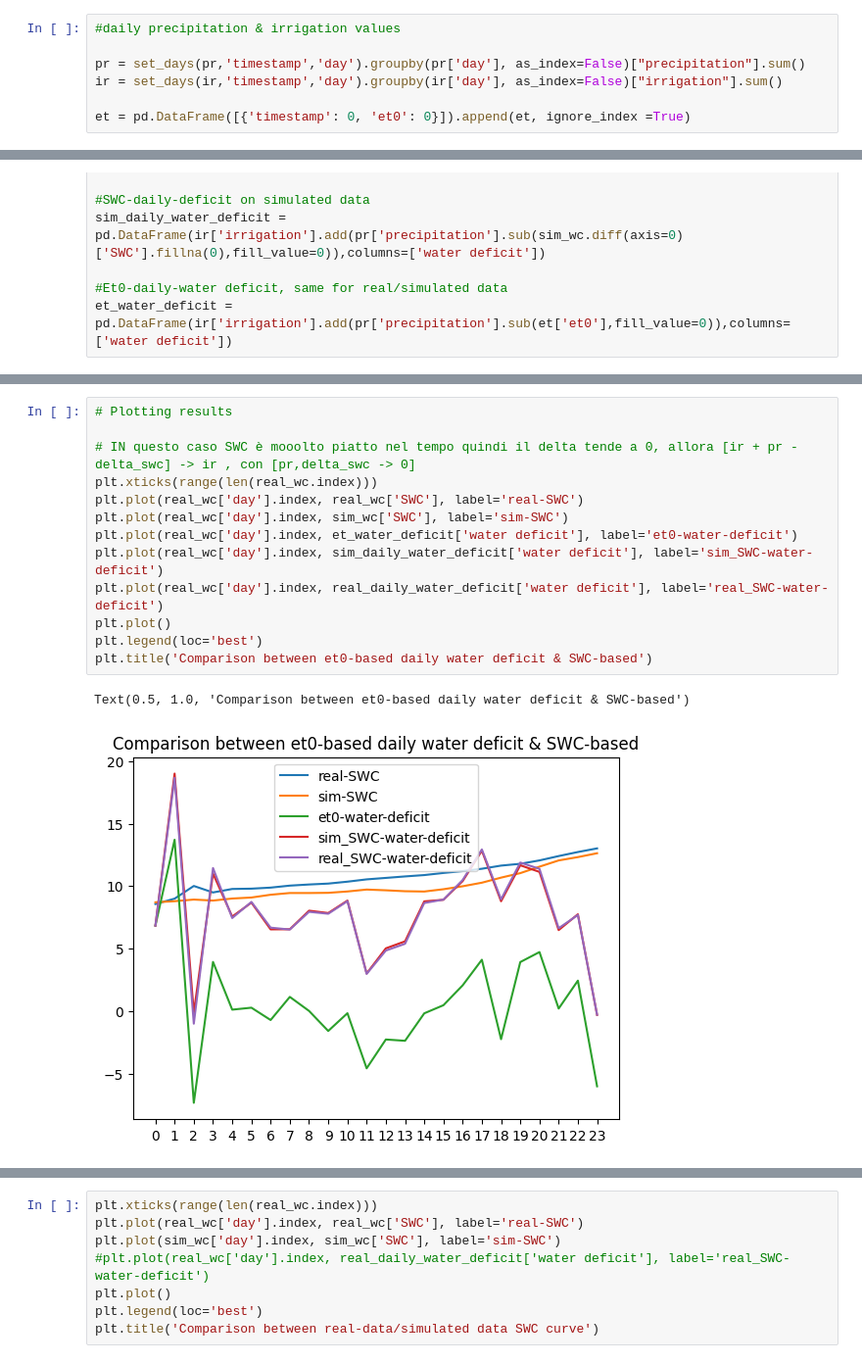
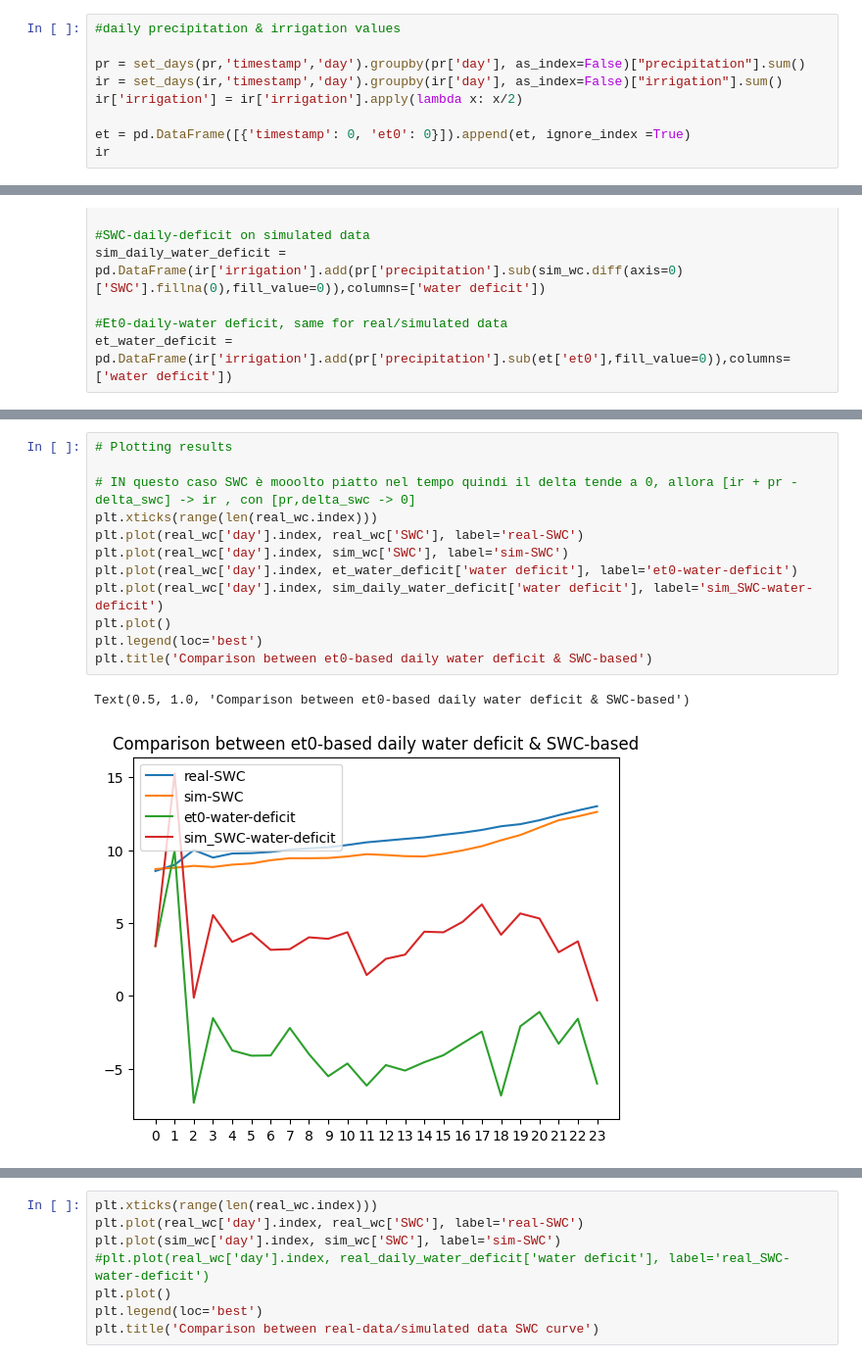
Before and after one commit to josephgiovanelli/et0_calculation, a Jupyter notebook: notebook.ipynb, the cells around one changed output, grey strips where cells are left out. Shown at 98% size. Drawn from its saved outputs; the diff is of its cells as text.

Commit message:
added wc before irrigation

```diff
--- a/notebook.ipynb
+++ b/notebook.ipynb
@@ -119,5 +120,7 @@ def set_days(df,column_name,new_column):
 
 pr = set_days(pr,'timestamp','day').groupby(pr['day'], as_index=False)["precipitation"].sum()
 ir = set_days(ir,'timestamp','day').groupby(ir['day'], as_index=False)["irrigation"].sum()
+ir['irrigation'] = ir['irrigation'].apply(lambda x: x/2)
 
 et = pd.DataFrame([{'timestamp': 0, 'et0': 0}]).append(et, ignore_index =True)
+ir
@@ -146,19 +212,18 @@ et_water_deficit = pd.DataFrame(ir['irrigation'].add(pr['precipitation'].sub(et[
 # %%
 # Plotting results
 
 # IN questo caso SWC è mooolto piatto nel tempo quindi il delta tende a 0, allora [ir + pr - delta_swc] -> ir , con [pr,delta_swc -> 0]
 plt.xticks(range(len(real_wc.index)))
 plt.plot(real_wc['day'].index, real_wc['SWC'], label='real-SWC')
 plt.plot(real_wc['day'].index, sim_wc['SWC'], label='sim-SWC')
 plt.plot(real_wc['day'].index, et_water_deficit['water deficit'], label='et0-water-deficit')
 plt.plot(real_wc['day'].index, sim_daily_water_deficit['water deficit'], label='sim_SWC-water-deficit')
-plt.plot(real_wc['day'].index, real_daily_water_deficit['water deficit'], label='real_SWC-water-deficit')
 plt.plot()
 plt.legend(loc='best')
 plt.title('Comparison between et0-based daily water deficit & SWC-based')
 # %% [output]
 Text(0.5, 1.0, 'Comparison between et0-based daily water deficit & SWC-based')
-[figure, old version]
+[figure, new version]
 # %%
 
 plt.plot(pr.index, pr['precipitation'], label='precipitazioni')
```
Also changed, not shown: parts of 5 cells of this notebook.
